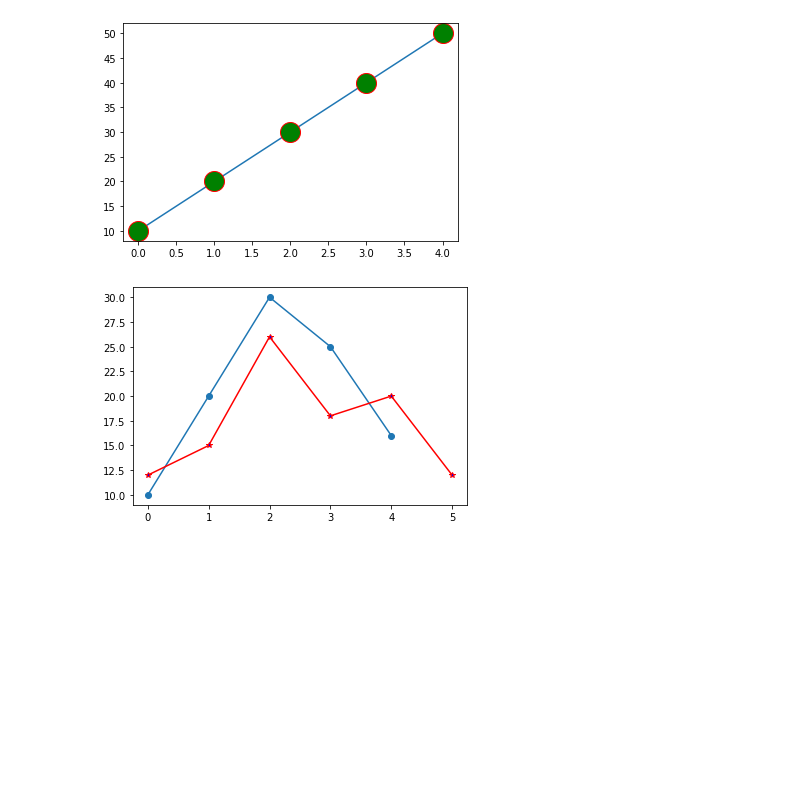
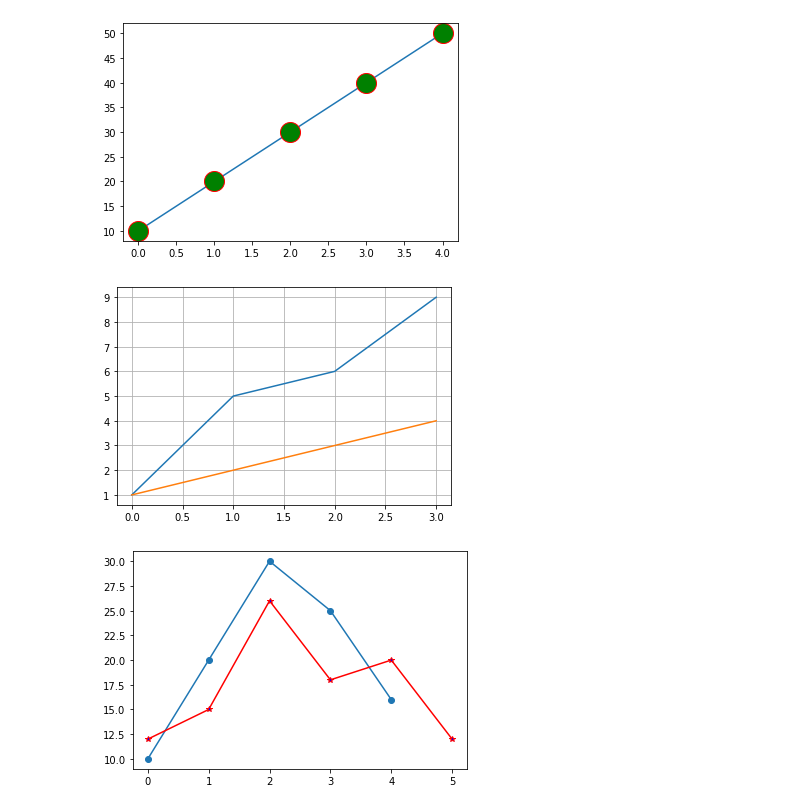
Before and after one commit to anilbarmola/matplotlib, a Jupyter notebook: 2.Matplotlib_marker_tool.ipynb, the cells around one changed output. Cells and saved outputs as stored; diff of their text form; code cells hidden in the pictures; blank space fills up the shorter version.

```diff
--- a/2.Matplotlib_marker_tool.ipynb
+++ b/2.Matplotlib_marker_tool.ipynb
@@ -9,6 +9,15 @@ plt.plot(ypoint,marker ='o', ms=20 , mec="r", mfc="g")
 plt.show()
 # %% [output]
 [figure]
+# %%
+y=[1,5,6,9]
+x=[1,2,3,4]
+plt.plot(y)
+plt.plot(x)
+plt.grid()
+plt.show()
+# %% [output]
+[figure, added]
 # %%
 #Multiple Lines
 import matplotlib.pyplot as plt
```
Also changed, not shown: 4 other files.
